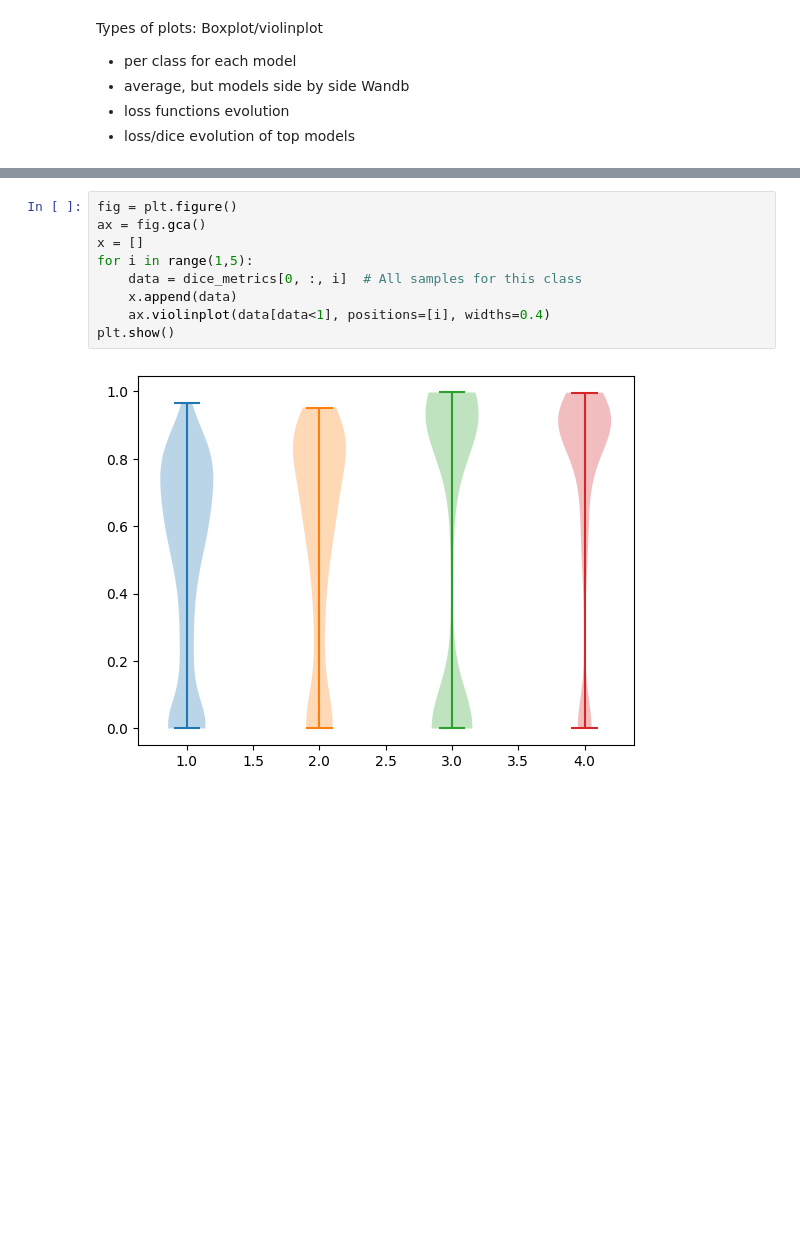
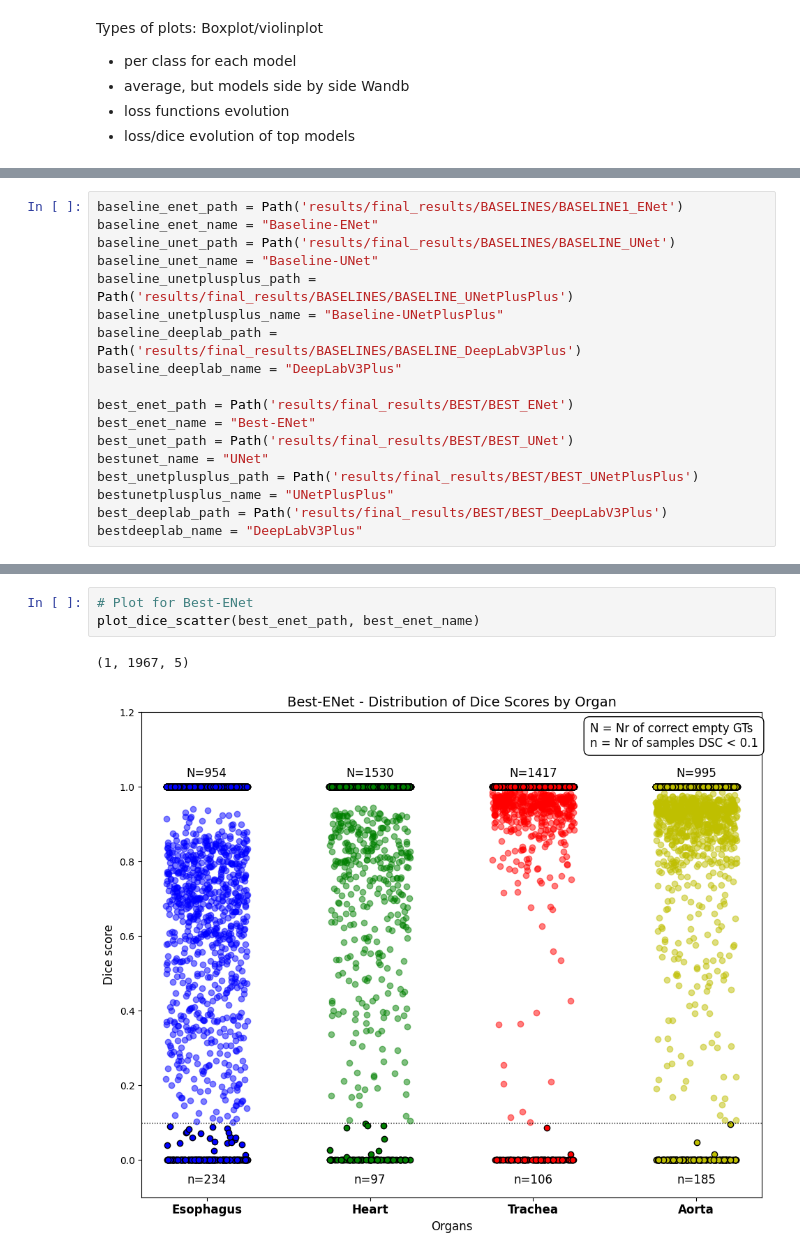
Before and after one commit to prundeanualin/ai4mi_project, a Jupyter notebook: plot.ipynb, the cells around one changed output, grey strips where cells are left out. Drawn from its saved outputs; the diff is of its cells as text; blank space fills up the shorter version.

Commit message:
Update graphs

```diff
--- a/plot.ipynb
+++ b/plot.ipynb
@@ -11,0 +16,18 @@ import matplotlib.pyplot as plt
+# %%
+baseline_enet_path = Path('results/final_results/BASELINES/BASELINE1_ENet')
+baseline_enet_name = "Baseline-ENet"
+baseline_unet_path = Path('results/final_results/BASELINES/BASELINE_UNet')
+baseline_unet_name = "Baseline-UNet"
+baseline_unetplusplus_path = Path('results/final_results/BASELINES/BASELINE_UNetPlusPlus')
+baseline_unetplusplus_name = "Baseline-UNetPlusPlus"
+baseline_deeplab_path = Path('results/final_results/BASELINES/BASELINE_DeepLabV3Plus')
+baseline_deeplab_name = "DeepLabV3Plus"
+
+best_enet_path = Path('results/final_results/BEST/BEST_ENet')
+best_enet_name = "Best-ENet"
+best_unet_path = Path('results/final_results/BEST/BEST_UNet')
+bestunet_name = "UNet"
+best_unetplusplus_path = Path('results/final_results/BEST/BEST_UNetPlusPlus')
+bestunetplusplus_name = "UNetPlusPlus"
+best_deeplab_path = Path('results/final_results/BEST/BEST_DeepLabV3Plus')
+bestdeeplab_name = "DeepLabV3Plus"
@@ -86,11 +100,6 @@ Heart worst score image count: 223
-# %%
-fig = plt.figure()
-ax = fig.gca()
-x = []
-for i in range(1,5):
-    data = dice_metrics[0, :, i]  # All samples for this class
-    x.append(data)
-    ax.violinplot(data[data<1], positions=[i], widths=0.4)
-plt.show()
-# %% [output]
-[figure, removed]
+# %%
+# Plot for Best-ENet
+plot_dice_scatter(best_enet_path, best_enet_name)
+# %% [output]
+(1, 1967, 5)
+[figure, added]
```
Also changed, not shown: parts of 9 cells of this notebook.
